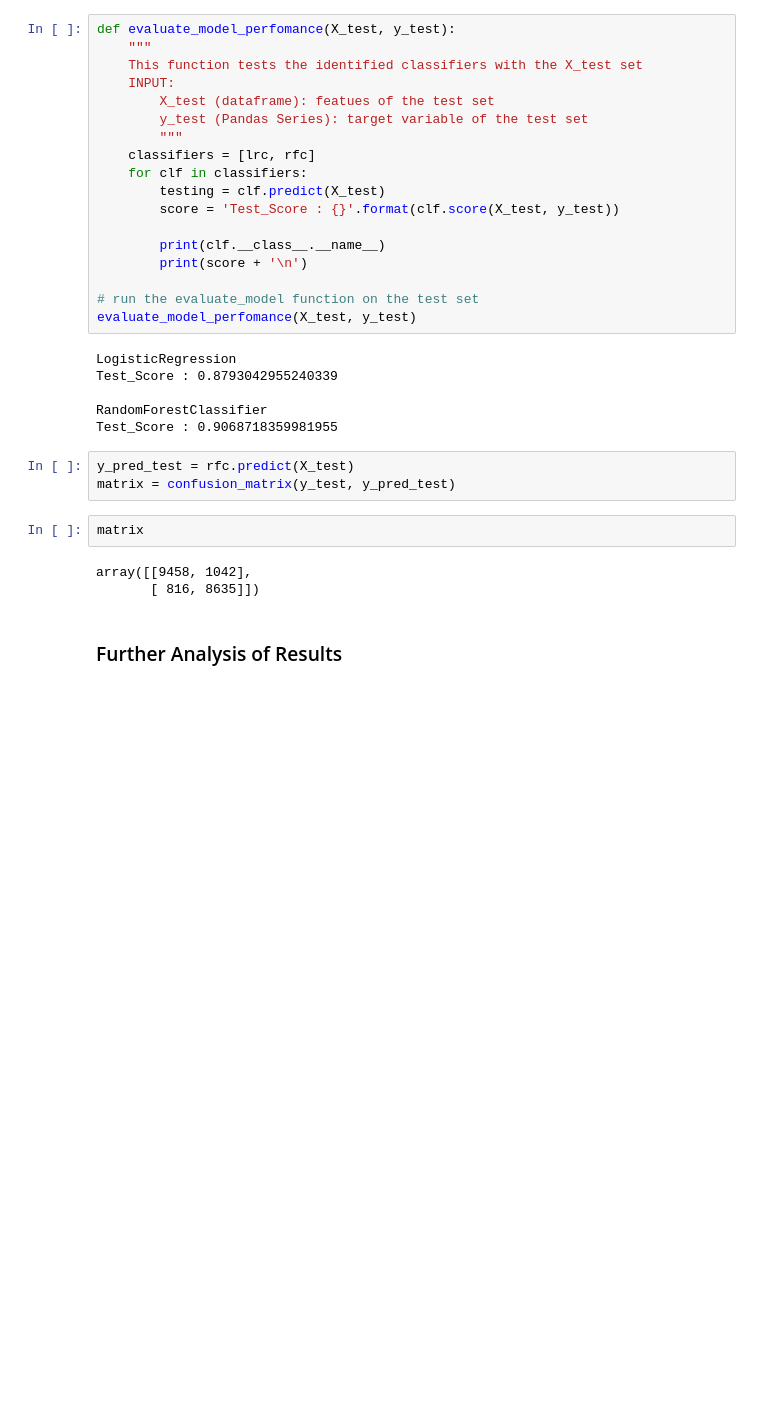
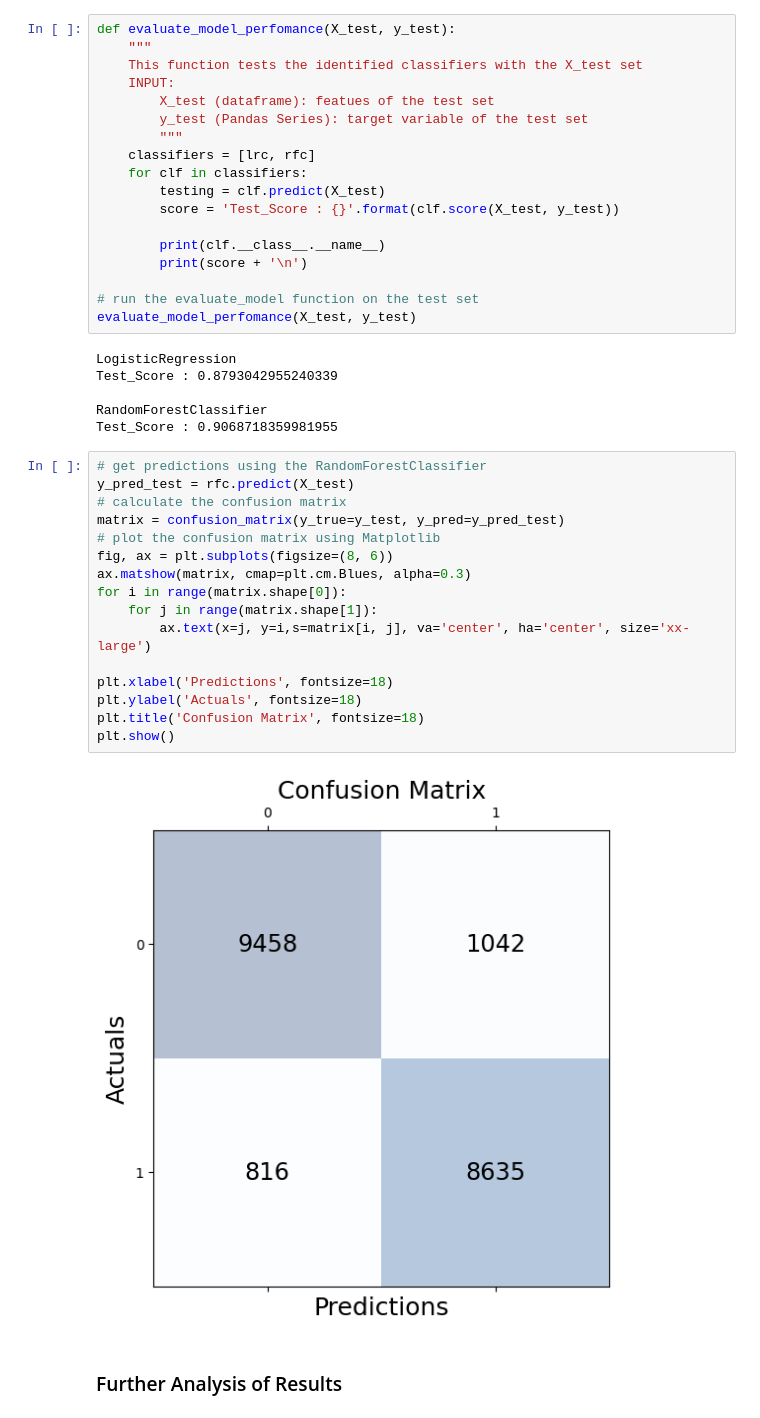
Before and after one commit to kolBerR/Starbucks-Capstone-Project---Udacity, a Jupyter notebook: Starbucks_Capstone_notebook__.ipynb, the cells around one changed output. Saved outputs shown, nothing was run; the diff lists cells and outputs as text; blank space fills up the shorter version.

```diff
--- a/Starbucks_Capstone_notebook__.ipynb
+++ b/Starbucks_Capstone_notebook__.ipynb
@@ -658,14 +658,24 @@ Test_Score : 0.8793042955240339
 
 RandomForestClassifier
 Test_Score : 0.9068718359981955
-# %%
-y_pred_test = rfc.predict(X_test)
-matrix = confusion_matrix(y_test, y_pred_test)
-# %%
-matrix
-# %% [output]
-array([[9458, 1042],
-       [ 816, 8635]])
+# %%
+# get predictions using the RandomForestClassifier
+y_pred_test = rfc.predict(X_test)
+# calculate the confusion matrix
+matrix = confusion_matrix(y_true=y_test, y_pred=y_pred_test)
+# plot the confusion matrix using Matplotlib
+fig, ax = plt.subplots(figsize=(8, 6))
+ax.matshow(matrix, cmap=plt.cm.Blues, alpha=0.3)
+for i in range(matrix.shape[0]):
+    for j in range(matrix.shape[1]):
+        ax.text(x=j, y=i,s=matrix[i, j], va='center', ha='center', size='xx-large')
+
+plt.xlabel('Predictions', fontsize=18)
+plt.ylabel('Actuals', fontsize=18)
+plt.title('Confusion Matrix', fontsize=18)
+plt.show()
+# %% [output]
+[figure, added]
 # %% [markdown]
 ### Further Analysis of Results
 # %% [markdown]
```
